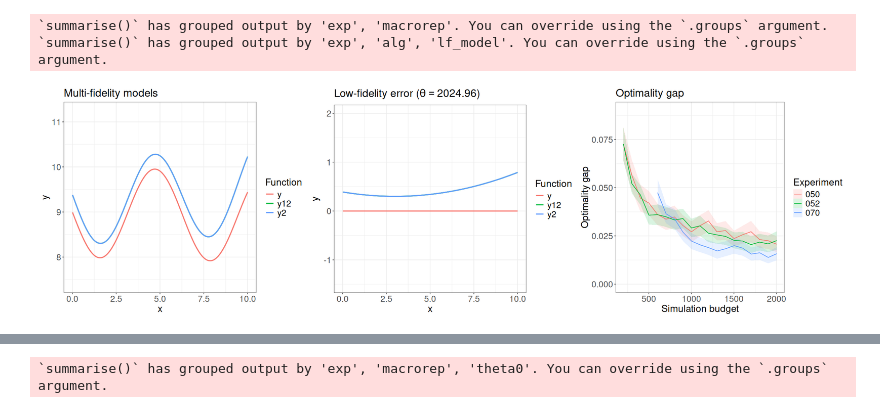
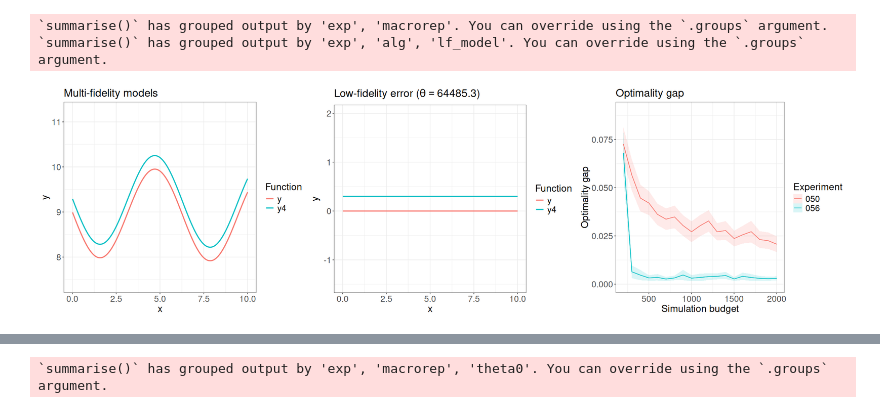
Before and after one commit to grahamburgess3/mf-gmia-experiment, a Jupyter notebook: experiments/analysis.ipynb, the cells around one changed output, grey strips where cells are left out. Saved outputs shown, nothing was run; the diff lists cells and outputs as text; code cells hidden in the pictures.

```diff
--- a/experiments/analysis.ipynb
+++ b/experiments/analysis.ipynb
@@ -421,7 +421,7 @@ left_join(results_thetas, by = "exp")
 `summarise()` has grouped output by 'exp', 'alg', 'lf_model'. You can override using the `.groups` argument.
 # %%
 plot(summary_data_mfGMIAem,
-     c("050","052","070"),
+     c("050","056"),
      'Optimality gap')
 # %% [output]
-[figure, old version]
+[figure, new version]
```
Also changed, not shown: parts of 1 cell of this notebook.
